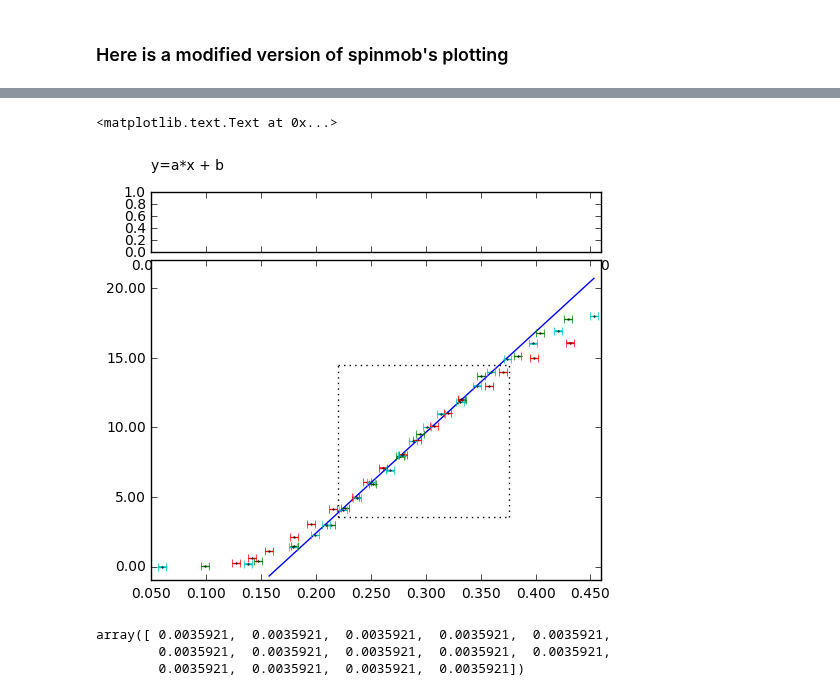
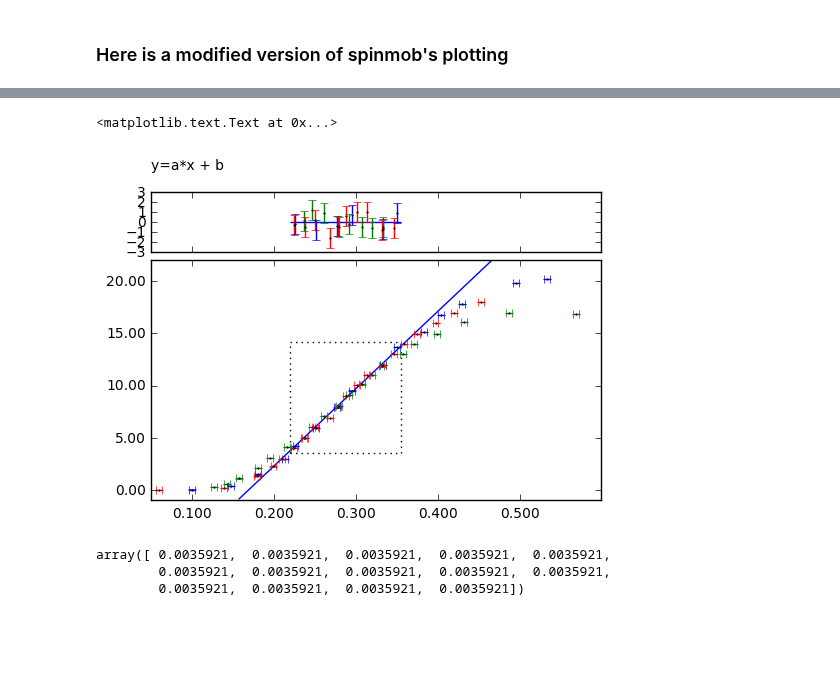
Before and after one commit to ry-dgel/Chladni, a Jupyter notebook: analysis/interim_analysis_post_offset.ipynb, the cells around one changed output, grey strips where cells are left out. Cells and saved outputs as stored; diff of their text form; code cells hidden in the pictures; blank space fills up the shorter version.

Commit message:
Added colored residuals

```diff
--- a/analysis/interim_analysis_post_offset.ipynb
+++ b/analysis/interim_analysis_post_offset.ipynb
@@ -304,8 +289,8 @@ from matplotlib.ticker import FormatStrFormatter
 # update the massaged data
 #self._massage_data()
 
-results = [72.3, -12.05]
-eresults = [1.2, 0.36]
+results = [74.0, -12.48]
+eresults = [1.4, 0.41]
 linear_fit = lambda x: results[0]*x + results[1]
 
 # get the residuals
@@ -323,10 +308,10 @@ fig.clear()
 # set up two axes. One for data and one for residuals.
 a1 = plt.subplot(211)            # Residuals
 a2 = plt.subplot(212, sharex=a1) # Data
-a1.set_position([0.15, 0.72+0.2, 0.75, 0.15])
-#a1.set_position([0.15, 0.72, 0.75, 0.15])
-a2.set_position([0.15, 0.10, 0.75, 0.80])
-#a2.set_position([0.15, 0.10, 0.75, 0.60])
+#a1.set_position([0.15, 0.72+0.2, 0.75, 0.15])
+a1.set_position([0.15, 0.72, 0.75, 0.15])
+#a2.set_position([0.15, 0.10, 0.75, 0.80])
+a2.set_position([0.15, 0.10, 0.75, 0.60])
 
 #Adjust precision
 a2.yaxis.set_major_formatter(FormatStrFormatter('%.2f'))
@@ -334,44 +319,72 @@ a2.xaxis.set_major_formatter(FormatStrFormatter('%.3f'))
 
 # Plot the fit curve
 x = np.linspace(np.min(xdata[8:]), np.max(xdata), 1000)
-a2.plot(x, linear_fit(x))#, **self['style_fit'][n])
+a2.plot(x, linear_fit(x), color='b')#, **self['style_fit'][n])
 
 # add the data to the plot
 for calibration_data in calibration_datas:
     a2.errorbar(x=calibration_data[0],
                 y=calibration_data[1],
                 xerr=calibration_data[2],
                 yerr=calibration_data[3],
                 fmt="o", ms=1)
 
 
 
-a2.set_xlim([0.05, 0.46]);
+a2.set_xlim([0.05, 0.6]);
 a2.set_ylim([-1, 22]);
 
 left_side_of_fit = xdata[17] - 0.005
-right_side_of_fit = xdata[17+26] + 0.005
+right_side_of_fit = xdata[17+23] + 0.005
 bottom_of_fit = ydata[17] - 0.5
-top_of_fit = ydata[17+26] + 0.5
+top_of_fit = ydata[17+23] + 0.5
 
+# Draw a box around fitting region
 a2.vlines(
     x=left_side_of_fit, ymin=bottom_of_fit,
     ymax=top_of_fit, linestyles='dotted')
 a2.vlines(
     x=right_side_of_fit, ymin=bottom_of_fit,
     ymax=top_of_fit, linestyles='dotted')
 a2.hlines(
     y=bottom_of_fit, xmin=left_side_of_fit,
     xmax=right_side_of_fit, linestyles='dotted')
 a2.hlines(
     y=top_of_fit, xmin=left_side_of_fit,
     xmax=right_side_of_fit, linestyles='dotted')
-#vlines(x, ymin, ymax)
+
+#Draw a line for residuals:
+a1.hlines(y = 0,  xmin=left_side_of_fit,
+    xmax=right_side_of_fit, color='b')
+
+#Calculate the studentized residuals:
+#residuals = ydata[17:17+24]-linear_fit(xdata[17:17+24])
+#full_error = np.sqrt(np.square(eydata[17:17+24]) + np.square(results[0]*exdata[17:17+24]))
+#studentized_residuals = residuals/full_error
+#a1.errorbar(x=xdata[17:17+24],
+#            y=studentized_residuals,
+#            yerr=np.ones(24),
+#            fmt='none')
+
+for calibration_data in calibration_datas:
+    indices_in_zone = np.where(
+        np.logical_and(
+            calibration_data[0] > left_side_of_fit,
+            calibration_data[0] < right_side_of_fit))
+
+    residuals = calibration_data[1][indices_in_zone]-linear_fit(calibration_data[0][indices_in_zone])
+    full_error = np.sqrt(np.square(eydata[:len(residuals)]) + np.square(results[0]*exdata[:len(residuals)]))
+    studentized_residuals = residuals/full_error
+
+    a1.errorbar(x=calibration_data[0][indices_in_zone],
+                y=studentized_residuals,
+                yerr=np.ones(len(residuals)),
+                fmt="o", ms=1)
 
 a1.set_title("y=a*x + b\n", fontsize=10, ha='left', position=(0,1))
 # %% [output]
 <matplotlib.text.Text at 0x...>
-[figure, old version]
+[figure, new version]
 # %%
 calibration_datas[0][2]
 # %% [output]
```
Also changed, not shown: parts of 3 cells of this notebook.
